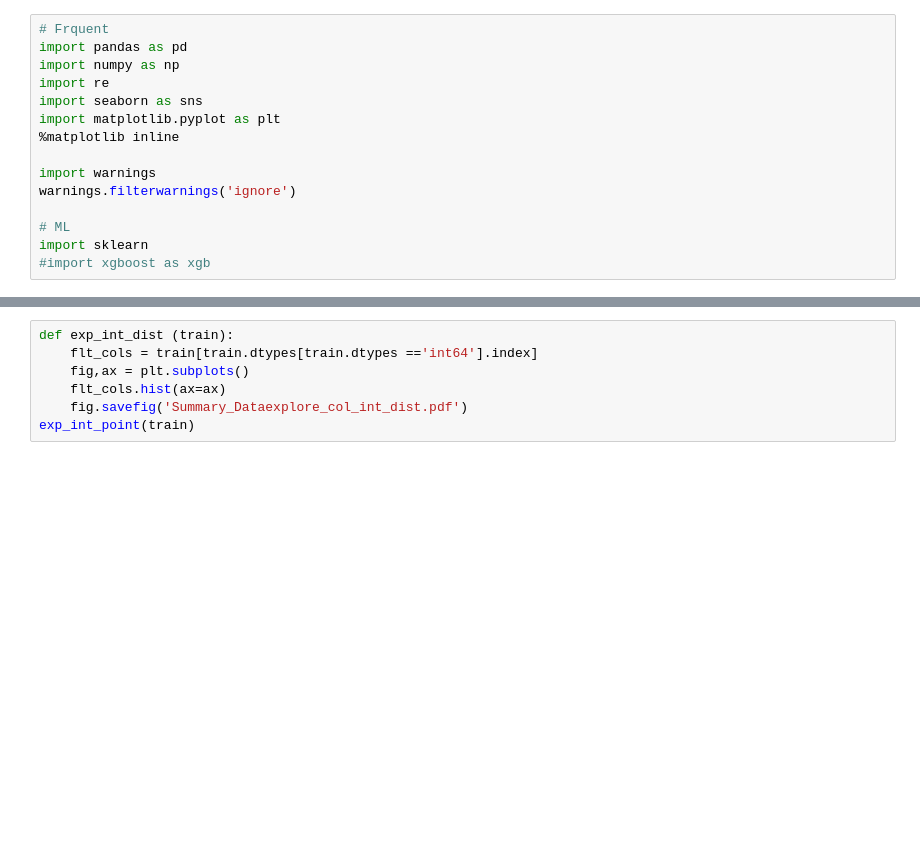
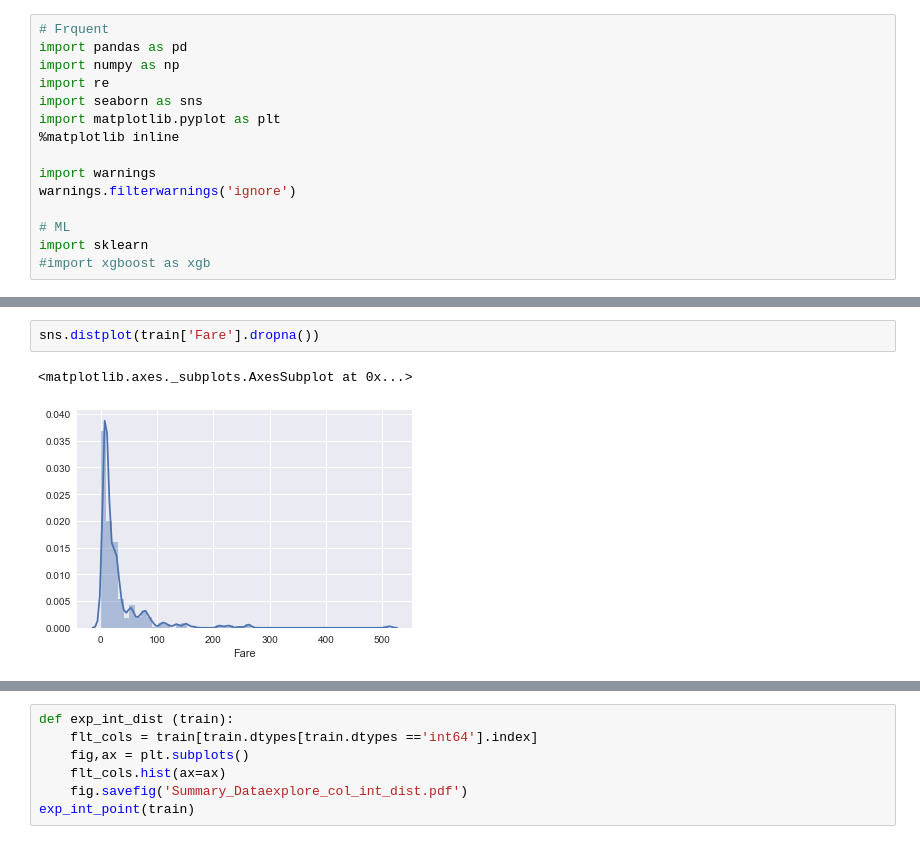
Before and after one commit to ywenlu/Titanic, a Jupyter notebook: code/Titanic.ipynb, the cells around one changed output, grey strips where cells are left out. Saved outputs shown, nothing was run; the diff lists cells and outputs as text; blank space fills up the shorter version.

```diff
--- a/code/Titanic.ipynb
+++ b/code/Titanic.ipynb
@@ -59,0 +297,5 @@ memory usage: 83.6+ KB
+# %%
+sns.distplot(train['Fare'].dropna())
+# %% [output]
+<matplotlib.axes._subplots.AxesSubplot at 0x...>
+[figure, added]
```
Also changed, not shown: parts of 21 cells of this notebook, 2 other files.
